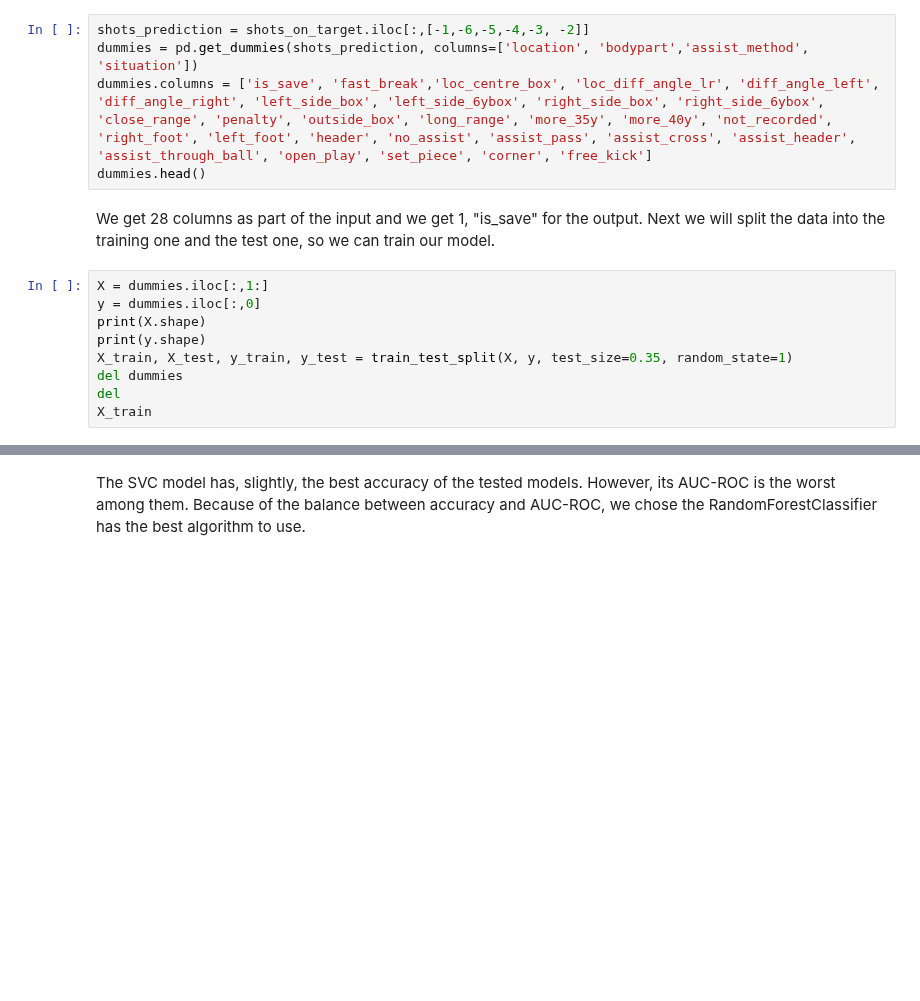
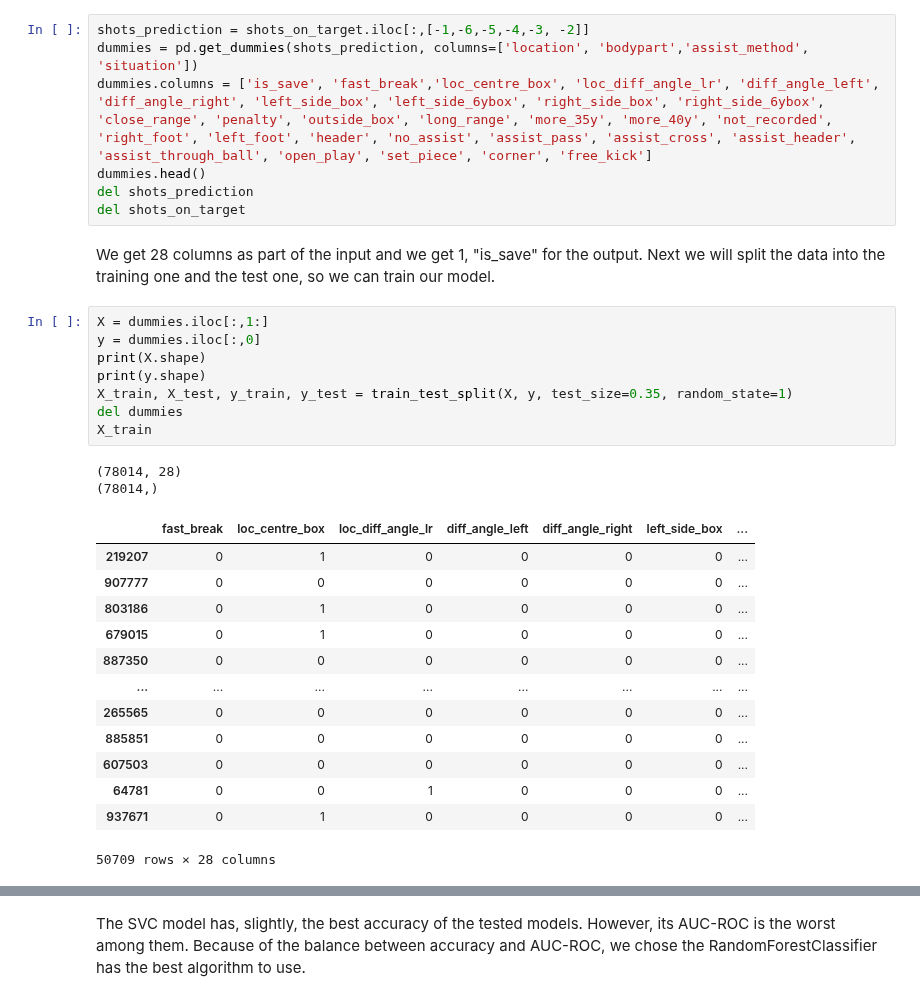
Before and after one commit to gmtorres/MIEIC_19_20_IART, a Jupyter notebook: Proj2/report.ipynb, the cells around one changed output, grey strips where cells are left out. Drawn from its saved outputs; the diff is of its cells as text; blank space fills up the shorter version.

```diff
--- a/Proj2/report.ipynb
+++ b/Proj2/report.ipynb
@@ -1184,18 +1427,35 @@ shots_prediction = shots_on_target.iloc[:,[-1,-6,-5,-4,-3, -2]]
 dummies = pd.get_dummies(shots_prediction, columns=['location', 'bodypart','assist_method', 'situation'])
 dummies.columns = ['is_save', 'fast_break','loc_centre_box', 'loc_diff_angle_lr', 'diff_angle_left', 'diff_angle_right', 'left_side_box', 'left_side_6ybox', 'right_side_box', 'right_side_6ybox', 'close_range', 'penalty', 'outside_box', 'long_range', 'more_35y', 'more_40y', 'not_recorded', 'right_foot', 'left_foot', 'header', 'no_assist', 'assist_pass', 'assist_cross', 'assist_header', 'assist_through_ball', 'open_play', 'set_piece', 'corner', 'free_kick']
 dummies.head()
+del shots_prediction
+del shots_on_target
 # %% [markdown]
 We get 28 columns as part of the input and we get 1, "is_save" for the output.
 Next we will split the data into the training one and the test one, so we can train our model.
 # %%
 X = dummies.iloc[:,1:]
 y = dummies.iloc[:,0]
 print(X.shape)
 print(y.shape)
 X_train, X_test, y_train, y_test = train_test_split(X, y, test_size=0.35, random_state=1)
 del dummies
-del
 X_train
+# %% [output]
+(78014, 28)
+(78014,)
+|  | fast_break | loc_centre_box | loc_diff_angle_lr | diff_angle_left | diff_angle_right | left_side_box | ... |
+| 219207 | 0 | 1 | 0 | 0 | 0 | 0 | ... |
+| 907777 | 0 | 0 | 0 | 0 | 0 | 0 | ... |
+| 803186 | 0 | 1 | 0 | 0 | 0 | 0 | ... |
+| 679015 | 0 | 1 | 0 | 0 | 0 | 0 | ... |
+| 887350 | 0 | 0 | 0 | 0 | 0 | 0 | ... |
+| ... | ... | ... | ... | ... | ... | ... | ... |
+| 265565 | 0 | 0 | 0 | 0 | 0 | 0 | ... |
+| 885851 | 0 | 0 | 0 | 0 | 0 | 0 | ... |
+| 607503 | 0 | 0 | 0 | 0 | 0 | 0 | ... |
+| 64781 | 0 | 0 | 1 | 0 | 0 | 0 | ... |
+| 937671 | 0 | 1 | 0 | 0 | 0 | 0 | ... |
+50709 rows × 28 columns
 # %%
 def checkClf(name,clf):
     clf.fit(X_train,y_train)
```
Also changed, not shown: parts of 34 cells of this notebook.
